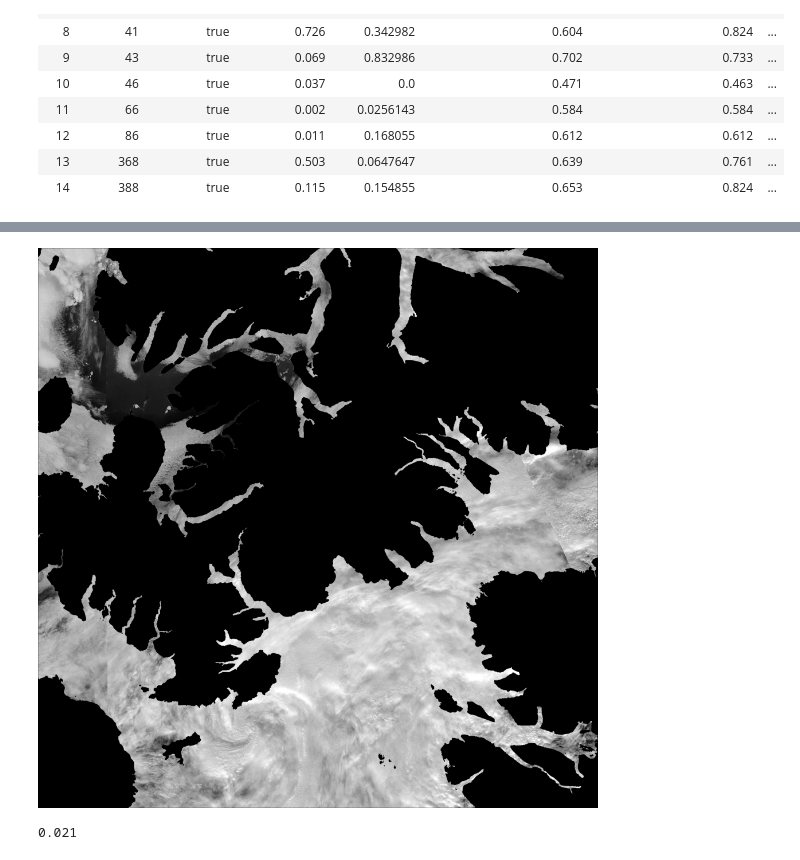
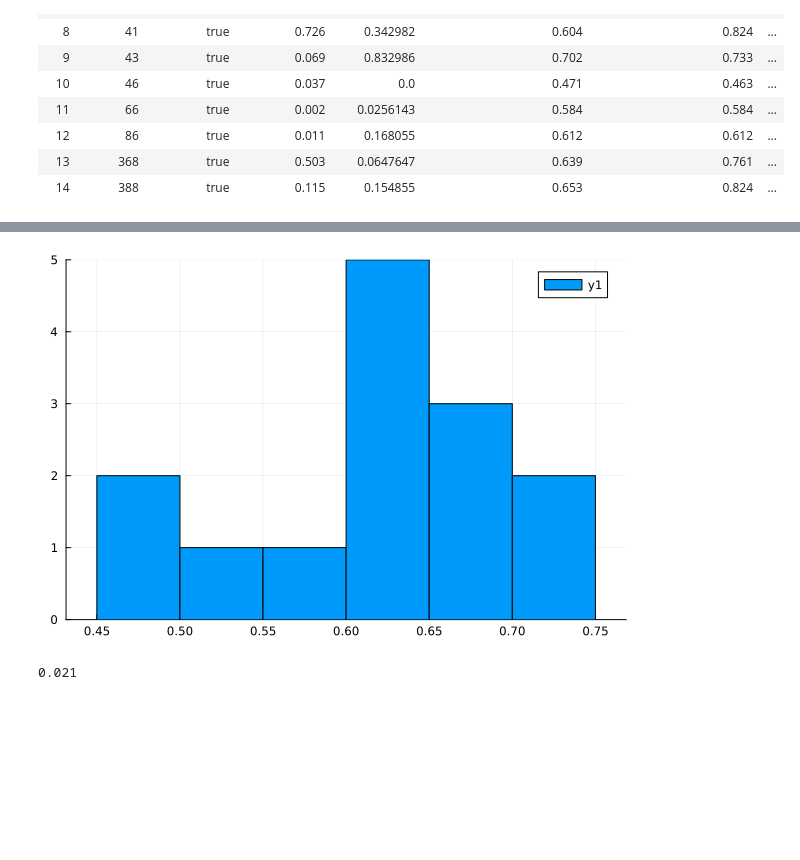
Before and after one commit to danielmwatkins/calval_tgrs, a Jupyter notebook: notebooks/preprocessing_filter_tiles.ipynb, the cells around one changed output, grey strips where cells are left out. Saved outputs shown, nothing was run; the diff lists cells and outputs as text; code cells hidden in the pictures; blank space fills up the shorter version.

```diff
--- a/notebooks/preprocessing_filter_tiles.ipynb
+++ b/notebooks/preprocessing_filter_tiles.ipynb
@@ -182,7 +189,7 @@ subset(df, :ground_truth)
 # %%
-Gray.(green.(tc_image) .* .! landmask)
+histogram(subset(df, :ground_truth)[:, :truecolor_band_1_contrast])
 # %% [output]
-[figure, old version]
+[figure, new version]
 # %%
 using StatsBase
 robust_contrast(red.(tc_img), landmask)
```
Also changed, not shown: parts of 1 cell of this notebook, 2 other files.
